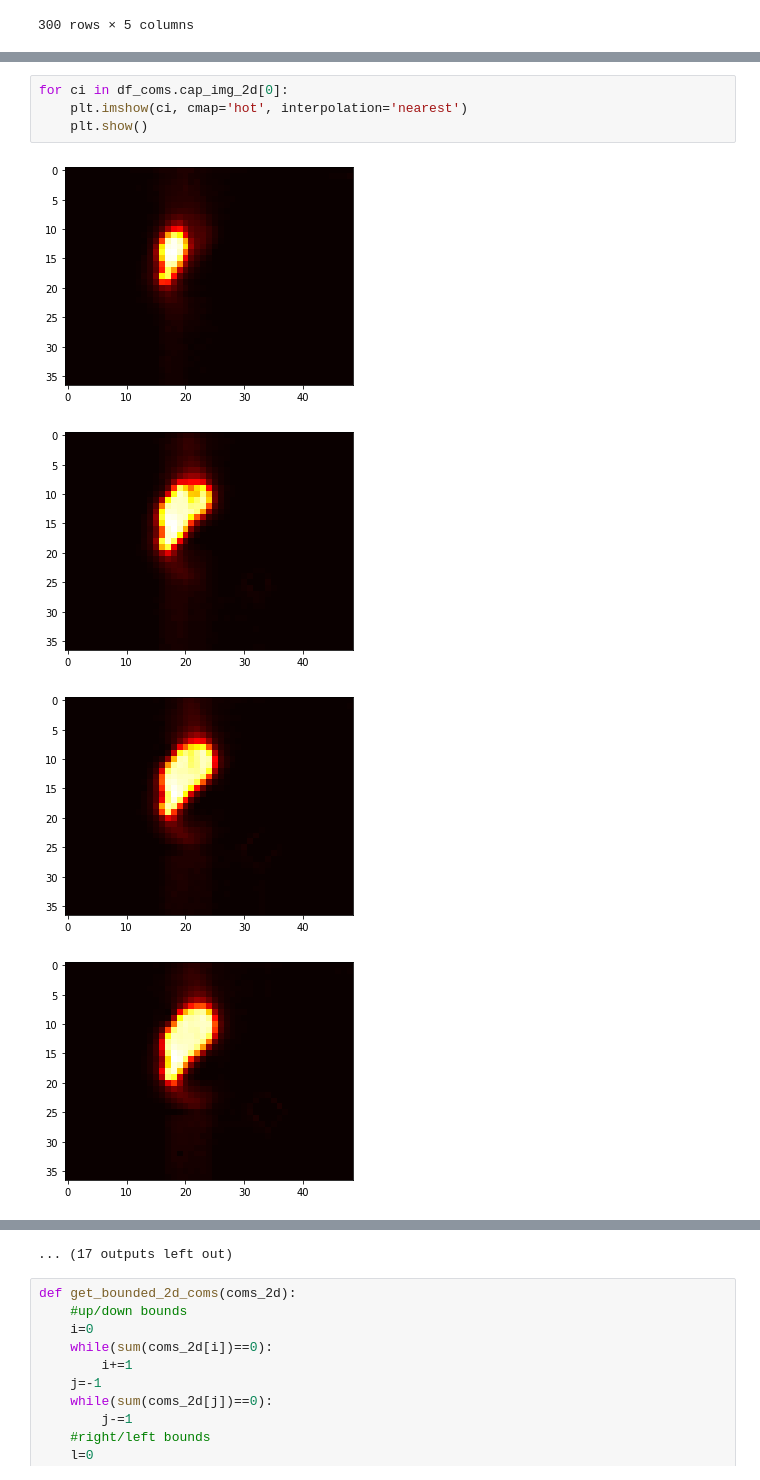
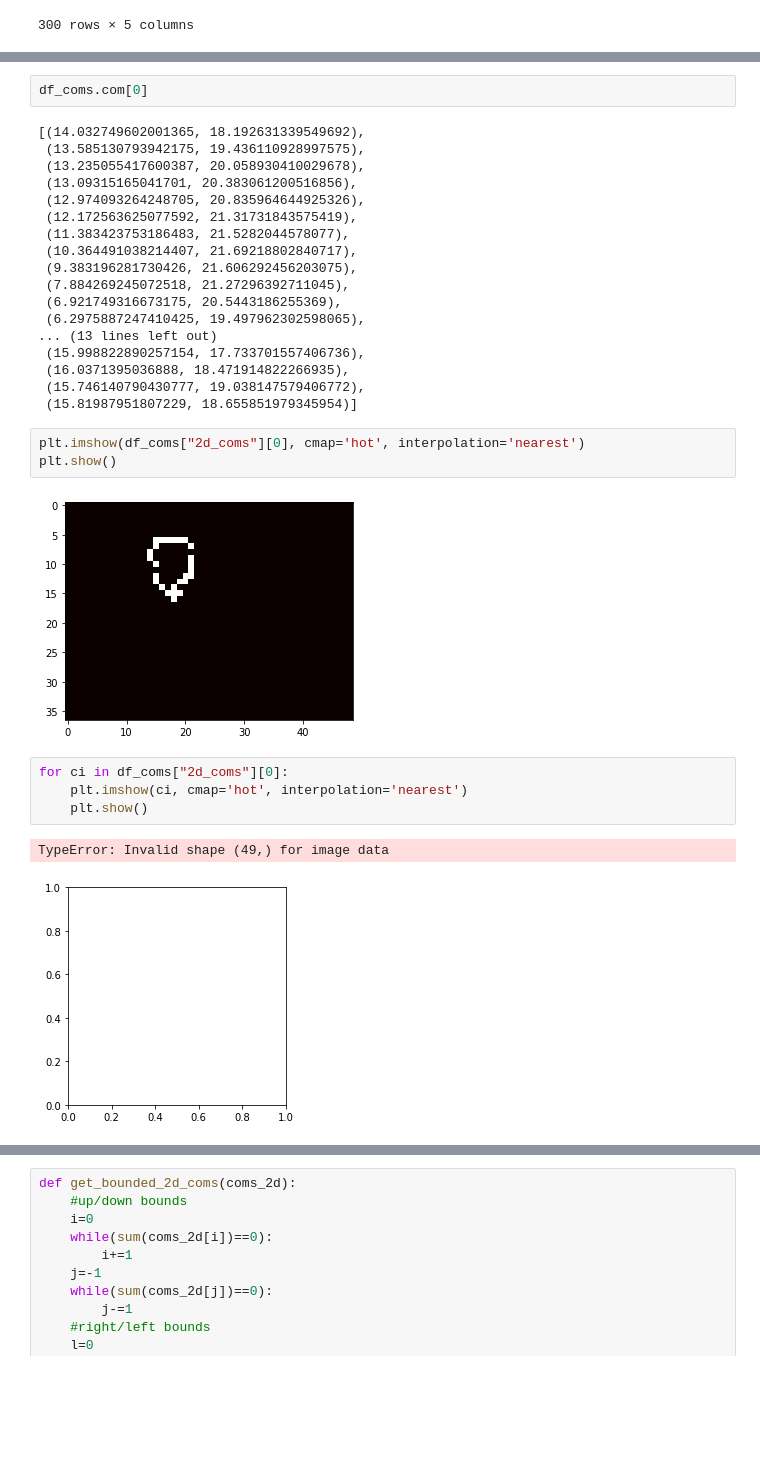
Before and after one commit to tberkane/TouchWriteAnalysis, a Jupyter notebook: prediction.ipynb, the cells around one changed output, grey strips where cells are left out. Cells and saved outputs as stored; diff of their text form; blank space fills up the shorter version.

```diff
--- a/prediction.ipynb
+++ b/prediction.ipynb
@@ -164,9 +160,32 @@ len(df_coms.cap_img_2d[0])
+# %%
+df_coms.com[0]
+# %% [output]
+[(14.032749602001365, 18.192631339549692),
+ (13.585130793942175, 19.436110928997575),
+ (13.235055417600387, 20.058930410029678),
+ (13.09315165041701, 20.383061200516856),
+ (12.974093264248705, 20.835964644925326),
+ (12.172563625077592, 21.31731843575419),
+ (11.383423753186483, 21.5282044578077),
+ (10.364491038214407, 21.69218802840717),
+ (9.383196281730426, 21.606292456203075),
+ (7.884269245072518, 21.27296392711045),
+ (6.921749316673175, 20.5443186255369),
+ (6.2975887247410425, 19.497962302598065),
+... (13 lines left out)
+ (15.998822890257154, 17.733701557406736),
+ (16.0371395036888, 18.471914822266935),
+ (15.746140790430777, 19.038147579406772),
+ (15.81987951807229, 18.655851979345954)]
+# %%
+plt.imshow(df_coms["2d_coms"][0], cmap='hot', interpolation='nearest')
+plt.show()
+# %% [output]
+[figure, added]
 # %%
-for ci in df_coms.cap_img_2d[0]:
+for ci in df_coms["2d_coms"][0]:
     plt.imshow(ci, cmap='hot', interpolation='nearest')
     plt.show()
 # %% [output]
+TypeError: Invalid shape (49,) for image data
-[figure, old version]
+[figure, new version]
-[figure, removed]
-[figure, removed]
-[figure, removed]
@@ -181,4 +192,3 @@ for ci in df_coms.cap_img_2d[0]:
-... (17 outputs left out)
 # %%
 def get_bounded_2d_coms(coms_2d):
     #up/down bounds
```
Also changed, not shown: parts of 13 cells of this notebook, 1 other file.
